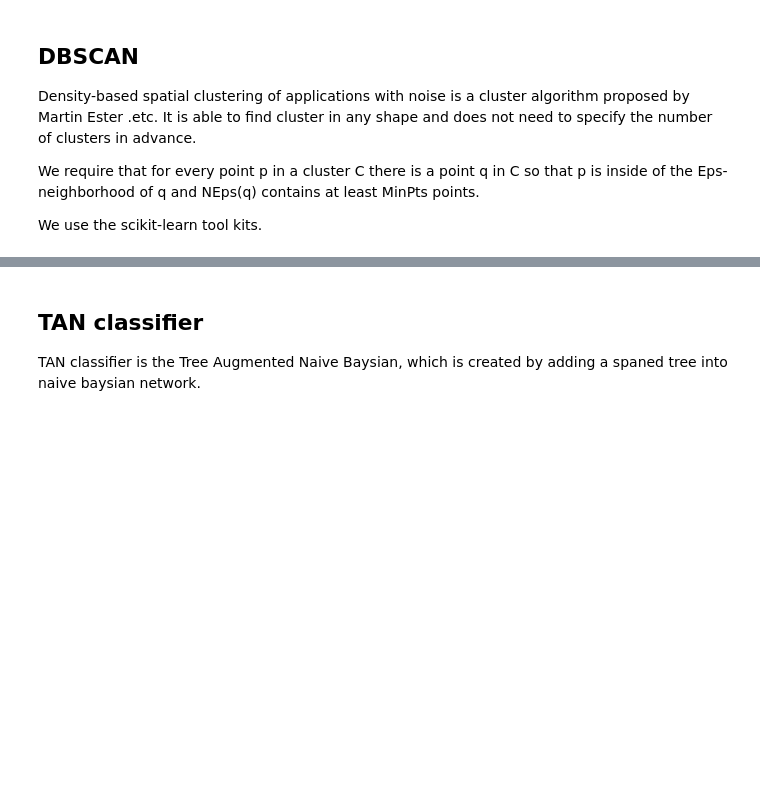
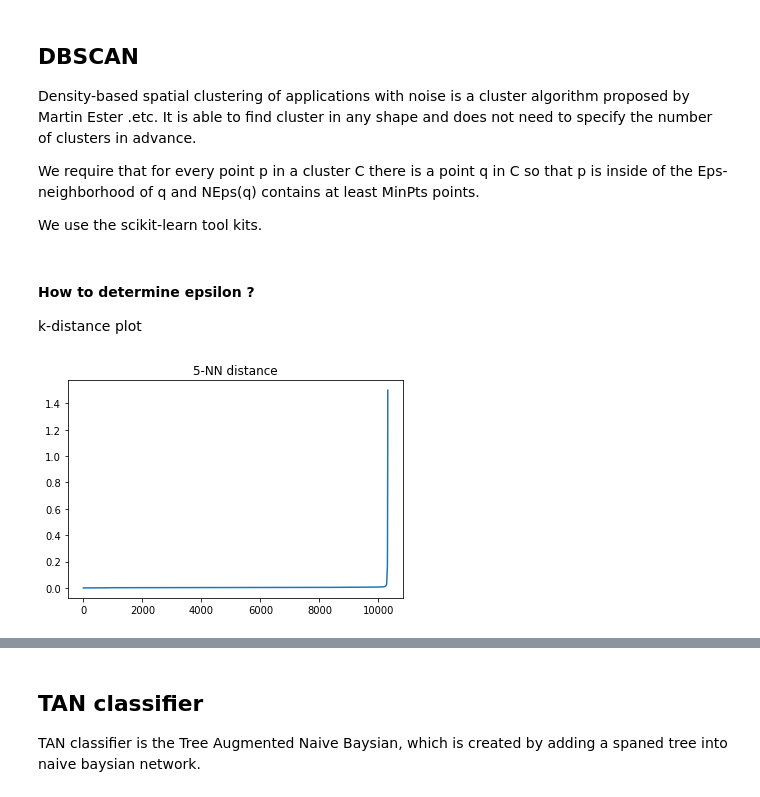
Before and after one commit to foTok/hybrid_diagnosis, a Jupyter notebook: Hybrid_Approach_v0.01.ipynb, the cells around one changed output, grey strips where cells are left out. Saved outputs shown, nothing was run; the diff lists cells and outputs as text; code cells hidden in the pictures; blank space fills up the shorter version.

```diff
--- a/Hybrid_Approach_v0.01.ipynb
+++ b/Hybrid_Approach_v0.01.ipynb
@@ -229,3 +229,6 @@ We require that for every point p in a cluster C there is a point q in C so that
 neighborhood of q and NEps(q) contains at least MinPts points.
 
 We use the scikit-learn tool kits.
+# %% [markdown]
+#### How to determine epsilon ?
+k-distance plot
@@ -232,3 +249,23 @@ We use the scikit-learn tool kits.
+# %%
+import numpy as np
+from sklearn.neighbors import NearestNeighbors
+
+k = 5
+
+neigh = NearestNeighbors(k+1)
+nbrs  = neigh.fit(X)
+distances, _ = nbrs.kneighbors(X)
+distances    = np.sum(distances,axis=1)/k
+distances.sort()
+
+
+import matplotlib.pyplot as plt
+
+plt.plot(distances)
+plt.title('%d-NN distance' % k)
+plt.show()
+# %% [output]
+[figure, added]
 # %%
 print(__doc__)
 
```
Also changed, not shown: parts of 5 cells of this notebook, 1 other file.
